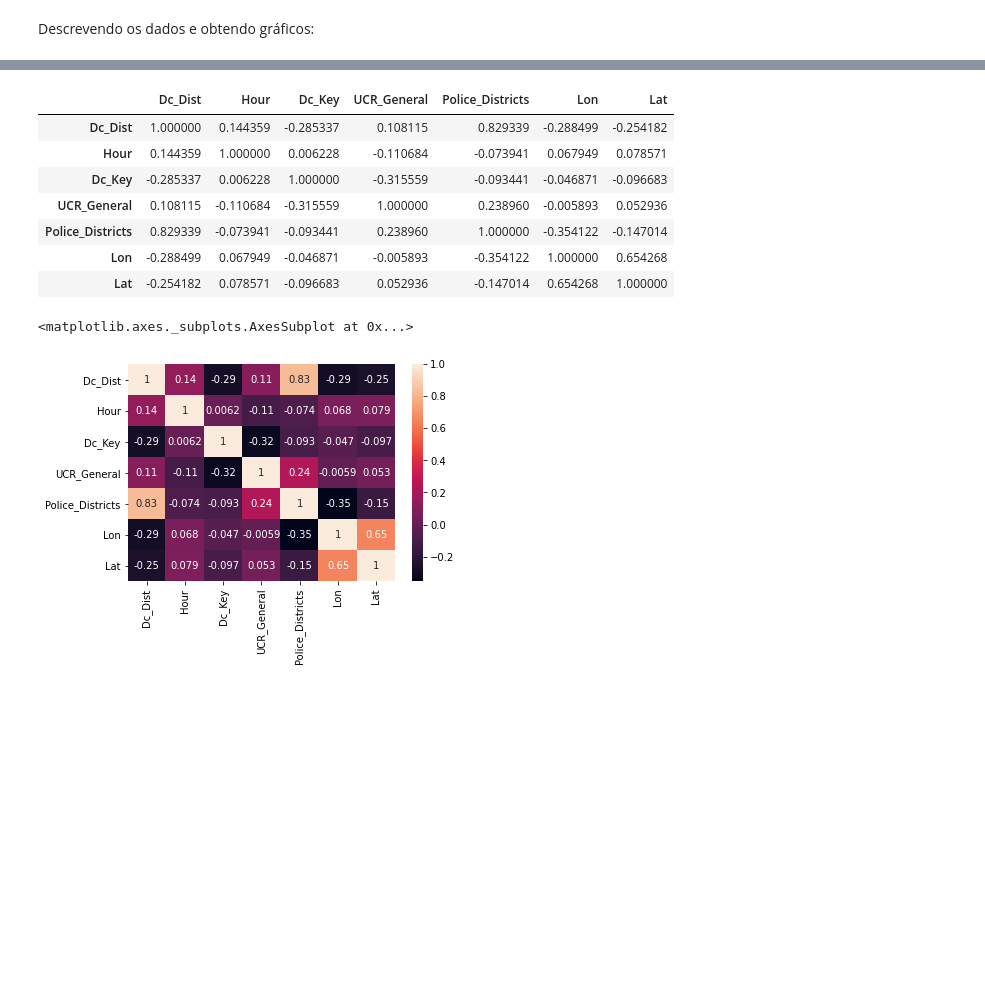
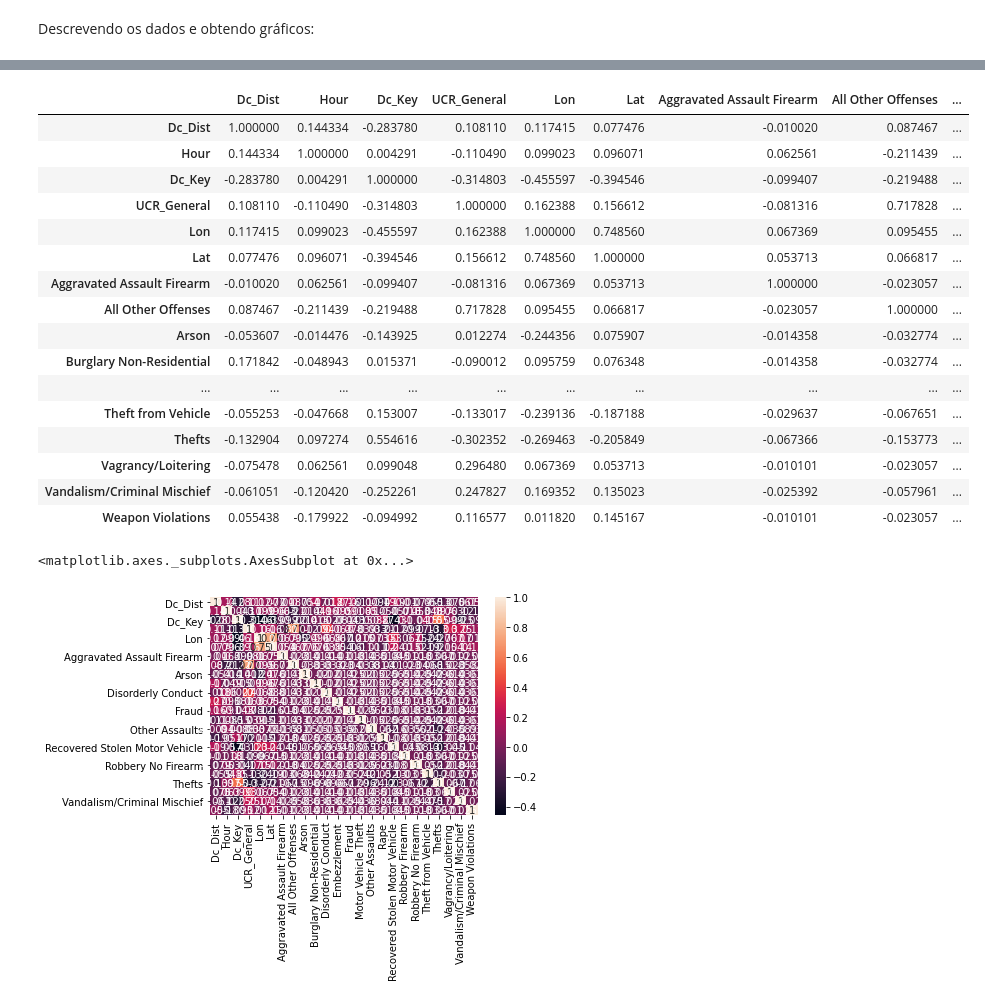
Before and after one commit to debora28/pi-2020.2, a Jupyter notebook: Exemplo.ipynb, the cells around one changed output, grey strips where cells are left out. Cells and saved outputs as stored; diff of their text form; code cells hidden in the pictures; blank space fills up the shorter version.

```diff
--- a/Exemplo.ipynb
+++ b/Exemplo.ipynb
@@ -51,0 +178,4 @@ import matplotlib.pyplot as plt
+# %%
+##carregando os dados
+mydata = pd.read_csv('crime_noNulls_noOutliers.csv')
+mydata.head(2)
@@ -51,0 +188,5 @@ import matplotlib.pyplot as plt
+# %%
+novas_colunas = pd.get_dummies(mydata['Text_General_Code'])
+mydata2 = pd.concat([mydata,novas_colunas], axis=1)
+# axis = 1 concatena colunas. axis = 0 concatena linhas
+mydata2.head(30)
@@ -51,0 +211,3 @@ import matplotlib.pyplot as plt
+# %%
+##remover a coluna Text_General_Code, que já foi adcionada como outras colunas
+mydata2.drop('Text_General_Code', axis=1 , inplace=True)
@@ -95,18 +276,27 @@ array([[<matplotlib.axes._subplots.AxesSubplot object at 0x...>,
 # %%
 # Calculando Correlação
 # Quanto mais próximo de 1: Diretamente relacionado
 # Quanto mais próximo de -1: Inversamente relacionado
-corr = mydata.corr()
+corr = mydata2.corr()
 corr
 # %% [output]
-|  | Dc_Dist | Hour | Dc_Key | UCR_General | Police_Districts | Lon | Lat |
-| Dc_Dist | 1.000000 | 0.144359 | -0.285337 | 0.108115 | 0.829339 | -0.288499 | -0.254182 |
-| Hour | 0.144359 | 1.000000 | 0.006228 | -0.110684 | -0.073941 | 0.067949 | 0.078571 |
-| Dc_Key | -0.285337 | 0.006228 | 1.000000 | -0.315559 | -0.093441 | -0.046871 | -0.096683 |
-| UCR_General | 0.108115 | -0.110684 | -0.315559 | 1.000000 | 0.238960 | -0.005893 | 0.052936 |
-| Police_Districts | 0.829339 | -0.073941 | -0.093441 | 0.238960 | 1.000000 | -0.354122 | -0.147014 |
-| Lon | -0.288499 | 0.067949 | -0.046871 | -0.005893 | -0.354122 | 1.000000 | 0.654268 |
-| Lat | -0.254182 | 0.078571 | -0.096683 | 0.052936 | -0.147014 | 0.654268 | 1.000000 |
+|  | Dc_Dist | Hour | Dc_Key | UCR_General | Lon | Lat | Aggravated Assault Firearm | All Other Offenses | ... |
+| Dc_Dist | 1.000000 | 0.144334 | -0.283780 | 0.108110 | 0.117415 | 0.077476 | -0.010020 | 0.087467 | ... |
+| Hour | 0.144334 | 1.000000 | 0.004291 | -0.110490 | 0.099023 | 0.096071 | 0.062561 | -0.211439 | ... |
+| Dc_Key | -0.283780 | 0.004291 | 1.000000 | -0.314803 | -0.455597 | -0.394546 | -0.099407 | -0.219488 | ... |
+| UCR_General | 0.108110 | -0.110490 | -0.314803 | 1.000000 | 0.162388 | 0.156612 | -0.081316 | 0.717828 | ... |
+| Lon | 0.117415 | 0.099023 | -0.455597 | 0.162388 | 1.000000 | 0.748560 | 0.067369 | 0.095455 | ... |
+| Lat | 0.077476 | 0.096071 | -0.394546 | 0.156612 | 0.748560 | 1.000000 | 0.053713 | 0.066817 | ... |
+| Aggravated Assault Firearm | -0.010020 | 0.062561 | -0.099407 | -0.081316 | 0.067369 | 0.053713 | 1.000000 | -0.023057 | ... |
+| All Other Offenses | 0.087467 | -0.211439 | -0.219488 | 0.717828 | 0.095455 | 0.066817 | -0.023057 | 1.000000 | ... |
+| Arson | -0.053607 | -0.014476 | -0.143925 | 0.012274 | -0.244356 | 0.075907 | -0.014358 | -0.032774 | ... |
+| Burglary Non-Residential | 0.171842 | -0.048943 | 0.015371 | -0.090012 | 0.095759 | 0.076348 | -0.014358 | -0.032774 | ... |
+| ... | ... | ... | ... | ... | ... | ... | ... | ... | ... |
+| Theft from Vehicle | -0.055253 | -0.047668 | 0.153007 | -0.133017 | -0.239136 | -0.187188 | -0.029637 | -0.067651 | ... |
+| Thefts | -0.132904 | 0.097274 | 0.554616 | -0.302352 | -0.269463 | -0.205849 | -0.067366 | -0.153773 | ... |
+| Vagrancy/Loitering | -0.075478 | 0.062561 | 0.099048 | 0.296480 | 0.067369 | 0.053713 | -0.010101 | -0.023057 | ... |
+| Vandalism/Criminal Mischief | -0.061051 | -0.120420 | -0.252261 | 0.247827 | 0.169352 | 0.135023 | -0.025392 | -0.057961 | ... |
+| Weapon Violations | 0.055438 | -0.179922 | -0.094992 | 0.116577 | 0.011820 | 0.145167 | -0.010101 | -0.023057 | ... |
 # %%
 # Gerando uma matriz de correlação
 # Perceba que quanto mais claro: Diretamente proporcional
@@ -114,4 +304,4 @@ corr
 sns.heatmap(corr, annot=True)
 # %% [output]
 <matplotlib.axes._subplots.AxesSubplot at 0x...>
-[figure, old version]
+[figure, new version]
```
Also changed, not shown: parts of 34 cells of this notebook.
